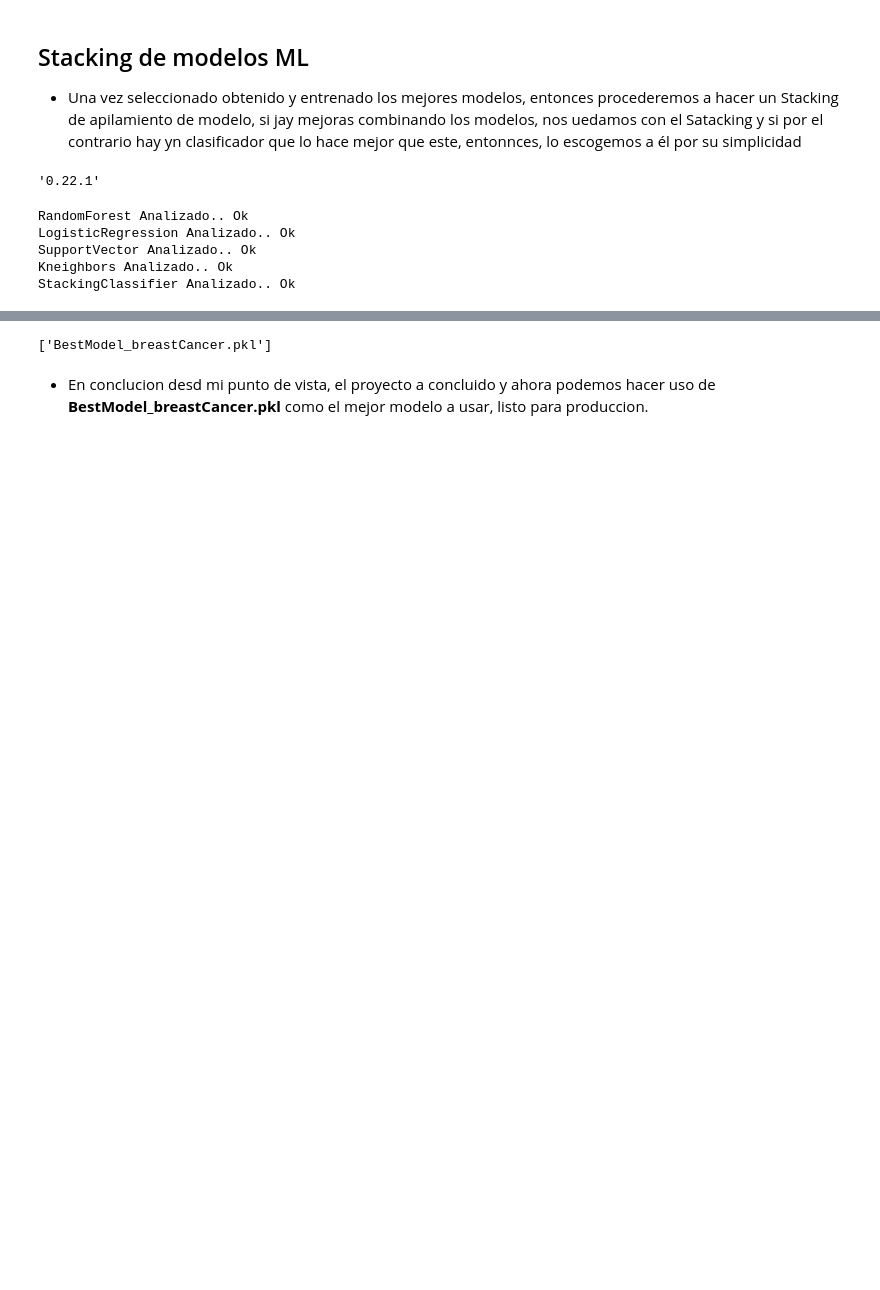
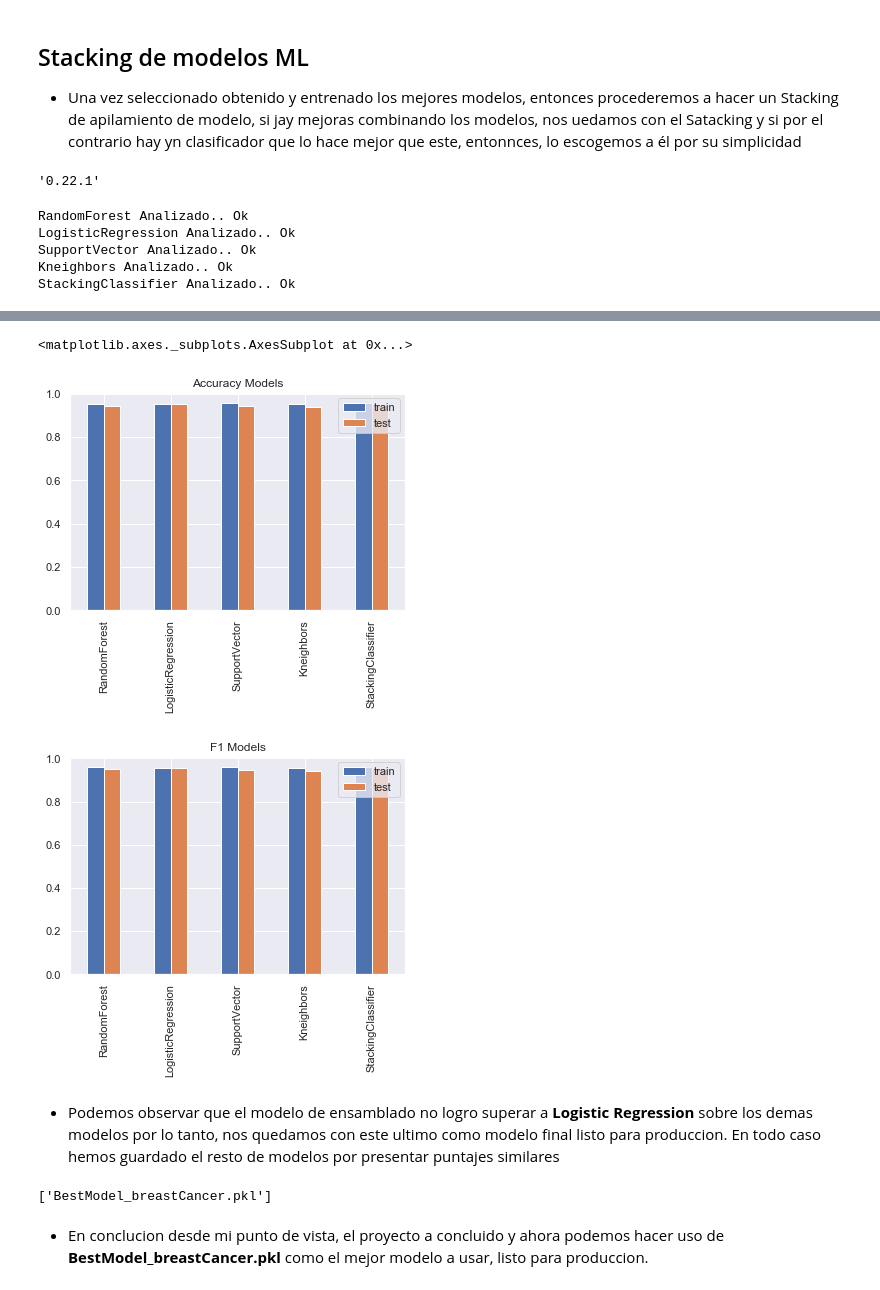
Before and after one commit to Jovamih/Machine-Learning, a Jupyter notebook: Breast Cancer/Breast Cancer Detector.ipynb, the cells around one changed output, grey strips where cells are left out. Saved outputs shown, nothing was run; the diff lists cells and outputs as text; code cells hidden in the pictures; blank space fills up the shorter version.

```diff
--- a/Breast Cancer/Breast Cancer Detector.ipynb
+++ b/Breast Cancer/Breast Cancer Detector.ipynb
@@ -622 +649,10 @@ df
+# %%
+df['accuracy'].plot(kind='bar',title='Accuracy Models')
+df['f1'].plot(kind='bar',title='F1 Models')
+# %% [output]
+<matplotlib.axes._subplots.AxesSubplot at 0x...>
+[figure, added]
+[figure, added]
+# %% [markdown]
+* Podemos observar que el modelo de ensamblado no logro superar a **Logistic Regression** sobre los demas modelos por lo tanto, nos quedamos con este ultimo como modelo final listo para produccion. En todo caso hemos guardado el resto de modelos por presentar puntajes similares
 # %%
@@ -626,4 +662,4 @@ joblib.dump(best_model,'BestModel_breastCancer.pkl')
 # %% [output]
 ['BestModel_breastCancer.pkl']
 # %% [markdown]
-* En conclucion desd mi punto de vista, el proyecto a concluido y ahora podemos hacer uso de **BestModel_breastCancer.pkl** como el mejor modelo a usar, listo para produccion.
+* En conclucion desde mi punto de vista, el proyecto a concluido y ahora podemos hacer uso de **BestModel_breastCancer.pkl** como el mejor modelo a usar, listo para produccion.
```
Also changed, not shown: parts of 30 cells of this notebook, 6 other files.
